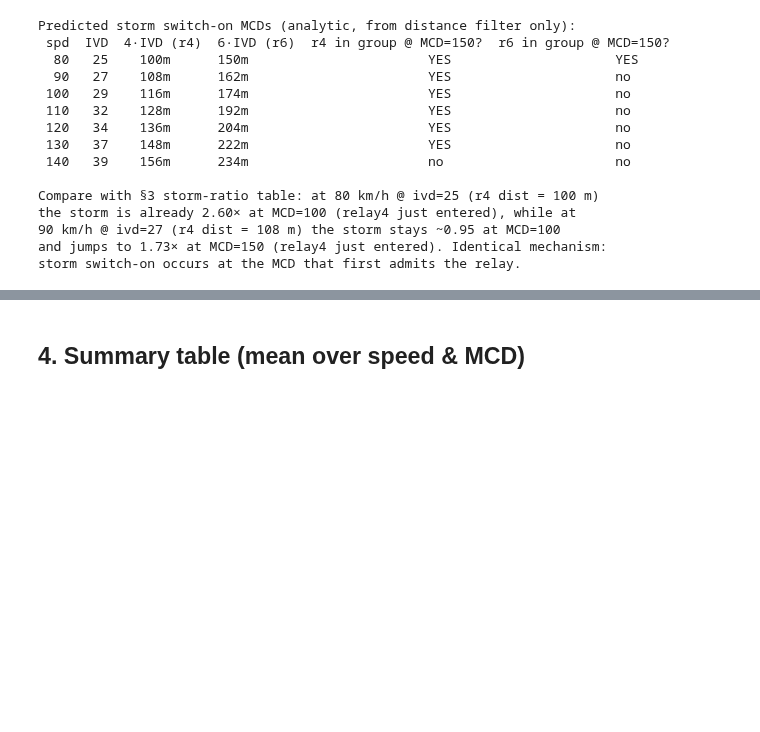
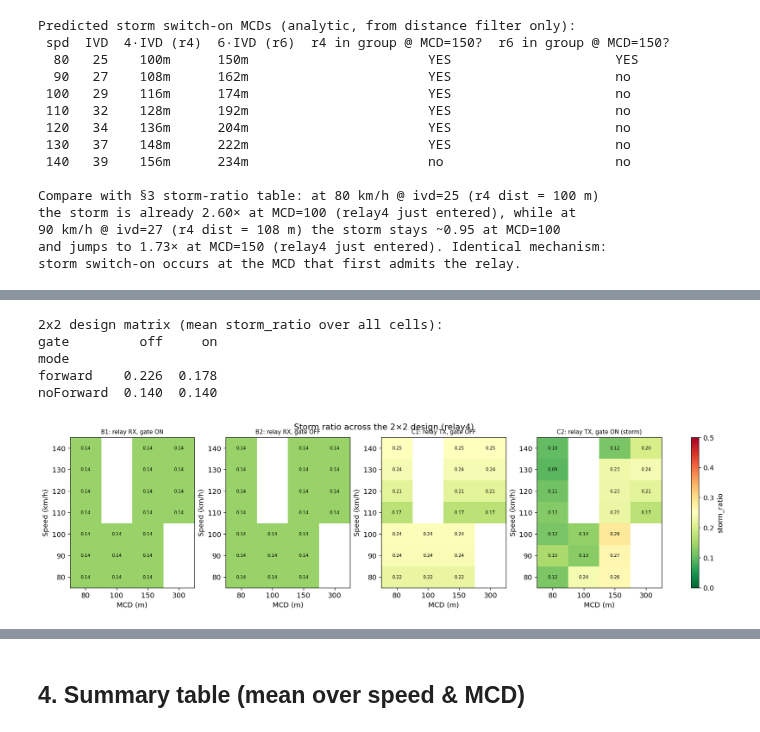
Before and after one commit to 0had0/groupcast-adaptation-ns3, a Jupyter notebook: scratch_overlay/relay_storm_eval/analysis.ipynb, the cells around one changed output, grey strips where cells are left out. Drawn from its saved outputs; the diff is of its cells as text; code cells hidden in the pictures; blank space fills up the shorter version.

```diff
--- a/scratch_overlay/relay_storm_eval/analysis.ipynb
+++ b/scratch_overlay/relay_storm_eval/analysis.ipynb
@@ -578,0 +604,20 @@ storm switch-on occurs at the MCD that first admits the relay.
+# %%
+# Load co_tx sweep aggregate
+co_tx_path = RESULTS.parent / 'results_co_tx_interference' / 'co_tx_aggregate.csv'
+if not co_tx_path.exists():
+    print(f'WARN: {co_tx_path} not found — run run_co_tx.sh + analyse_co_tx.py first')
+    cotx = None
+else:
+    cotx = pd.read_csv(co_tx_path)
+    print(f'Loaded {len(cotx)} rows from {co_tx_path}')
+    print('Configs:', sorted(cotx['mode'].unique() + '/' + cotx['gate'].unique()))
+
+if cotx is not None:
+    # The 2×2 design: 4 cells per (speed, ivd, mcd)
+    cotx['config'] = cotx['mode'] + '_' + cotx['gate']
+    print('\nstorm_ratio_l_mean by config (mean over speed/ivd/mcd):')
+    print(cotx.groupby('config')['storm_ratio_l_mean'].agg(['mean','min','max']).round(3))
+    print('\nco_tx_overlap_frac_mean by config:')
+    print(cotx.groupby('config')['co_tx_overlap_frac_mean'].agg(['mean','min','max']).round(4))
+    print('\npipeline_p95_ms by config (only forward cells have non-zero):')
+    print(cotx.groupby('config')['pipeline_p95_ms'].agg(['mean','min','max']).round(2))
@@ -578,0 +642,48 @@ storm switch-on occurs at the MCD that first admits the relay.
+# %%
+if cotx is not None:
+    # ---- Panel A: 2x2 design heatmap (avg over speed/ivd/mcd) ----
+    fig3c, axes = plt.subplots(1, 4, figsize=(15, 4.0),
+                               gridspec_kw={'width_ratios':[1,1,1,1]},
+                               constrained_layout=True)
+
+    # Compute the marginals of the 2x2 design matrix
+    design = cotx.groupby(['mode','gate'])['storm_ratio_l_mean'].mean().unstack('gate')
+    print('2x2 design matrix (mean storm_ratio over all cells):')
+    print(design.round(3))
+
+    # 4 panels: B1, B2, C1, C2 each shown as (spd, mcd) heatmap
+    panels = [
+        ('noForward', 'on',  'B1: relay RX, gate ON',  axes[0]),
+        ('noForward', 'off', 'B2: relay RX, gate OFF', axes[1]),
+        ('forward',   'off', 'C1: relay TX, gate OFF', axes[2]),
+        ('forward',   'on',  'C2: relay TX, gate ON (storm)', axes[3]),
+    ]
+    for mode, gate, title, ax in panels:
+        sub = cotx[(cotx['mode']==mode) & (cotx['gate']==gate)]
+        if len(sub) == 0:
+            ax.set_title(f'{title} (no data)')
+            continue
+        pv = sub.pivot_table(index='speed', columns='mcd', values='storm_ratio_l_mean')
+        im = ax.imshow(pv.values, aspect='auto', cmap='RdYlGn_r',
+                       vmin=0, vmax=0.5, origin='lower')
+        ax.set_xticks(range(len(pv.columns))); ax.set_xticklabels(pv.columns)
+        ax.set_yticks(range(len(pv.index))); ax.set_yticklabels(pv.index)
+        ax.set_xlabel('MCD (m)'); ax.set_ylabel('Speed (km/h)')
+        ax.set_title(title, fontsize=9)
+        for i in range(len(pv.index)):
+            for j in range(len(pv.columns)):
+                v = pv.values[i,j]
+                if not np.isnan(v):
+                    ax.text(j, i, f'{v:.2f}', ha='center', va='center', fontsize=7)
+    fig3c.colorbar(im, ax=axes, label='storm_ratio')
+    fig3c.suptitle('Storm ratio across the 2×2 design (relay4)', y=1.02)
+    fig3c.savefig(RESULTS.parent / 'results_co_tx_interference' / 'fig3c_design_heatmaps.pdf')
+    fig3c.savefig(RESULTS.parent / 'results_co_tx_interference' / 'fig3c_design_heatmaps.png')
+    plt.show()
+# %% [output]
+2x2 design matrix (mean storm_ratio over all cells):
+gate         off     on
+mode
+forward    0.226  0.178
+noForward  0.140  0.140
+[figure, added]
```
Also changed, not shown: parts of 5 cells of this notebook, 4 other files.
